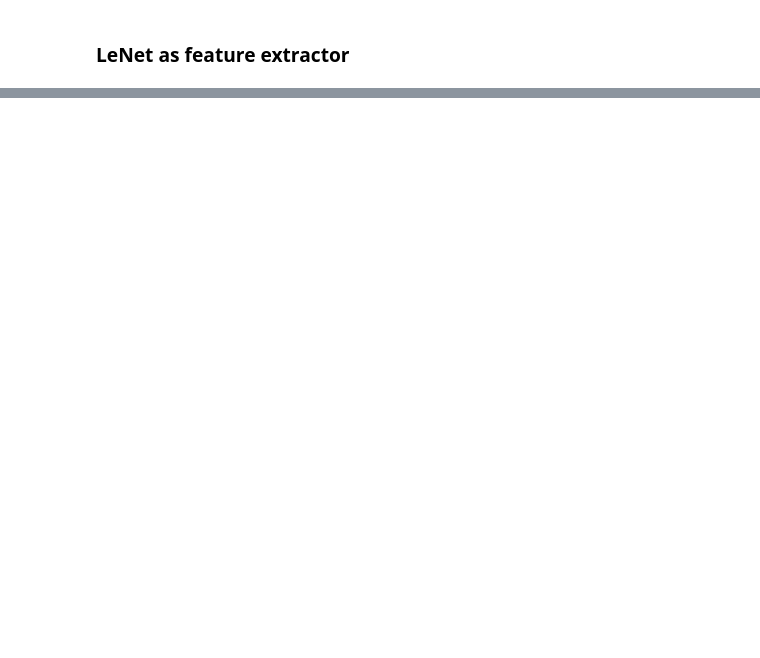
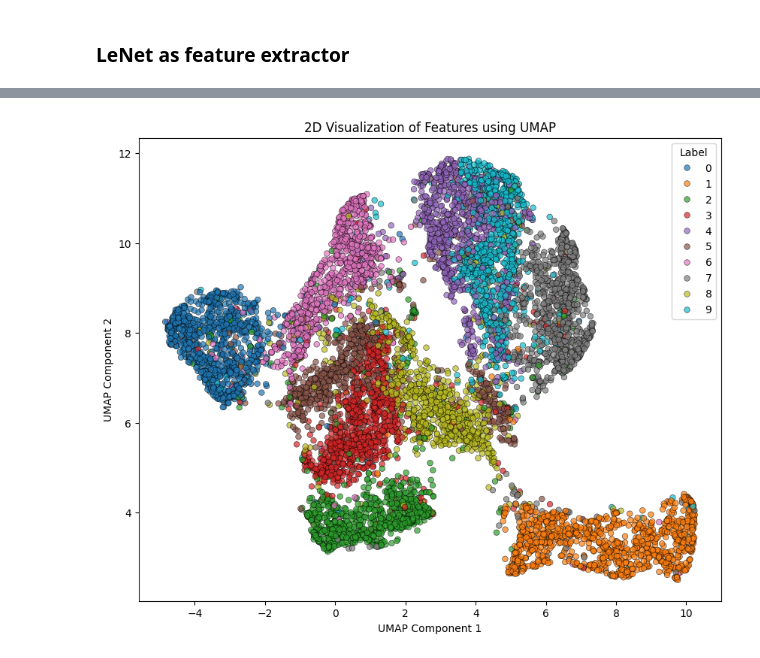
Before and after one commit to ChristinaVlach/Introduction-Statistical-Data-Analysis-Machine-Learning, a Jupyter notebook: dimensionality_reduction/feature_extraction.ipynb, the cells around one changed output, grey strips where cells are left out. Cells and saved outputs as stored; diff of their text form; code cells hidden in the pictures; blank space fills up the shorter version.

```diff
--- a/dimensionality_reduction/feature_extraction.ipynb
+++ b/dimensionality_reduction/feature_extraction.ipynb
@@ -127,7 +137,7 @@ class LeNet5(nn.Module):
         self.conv2 = nn.Conv2d(6, 16, kernel_size=5, stride=1)
         self.fc1 = nn.Linear(16 * 5 * 5, 120)
         self.fc2 = nn.Linear(120, 84)
-        self.fc3 = nn.Linear(84, 2)  # Output 2 classes: circle and no-circle
+        self.fc3 = nn.Linear(84, 10)  # 10 output units for the 10 classes
 
     def forward(self, x, return_features=False):
         x = torch.relu(self.conv1(x))
@@ -144 +166,6 @@ class LeNet5(nn.Module):
+# %%
+umap_embedding = reducer.fit_transform(test_features)
+plot_features(umap_embedding, y_test)
+# %% [output]
+[figure, added]
 # %%
```
Also changed, not shown: parts of 13 cells of this notebook.
